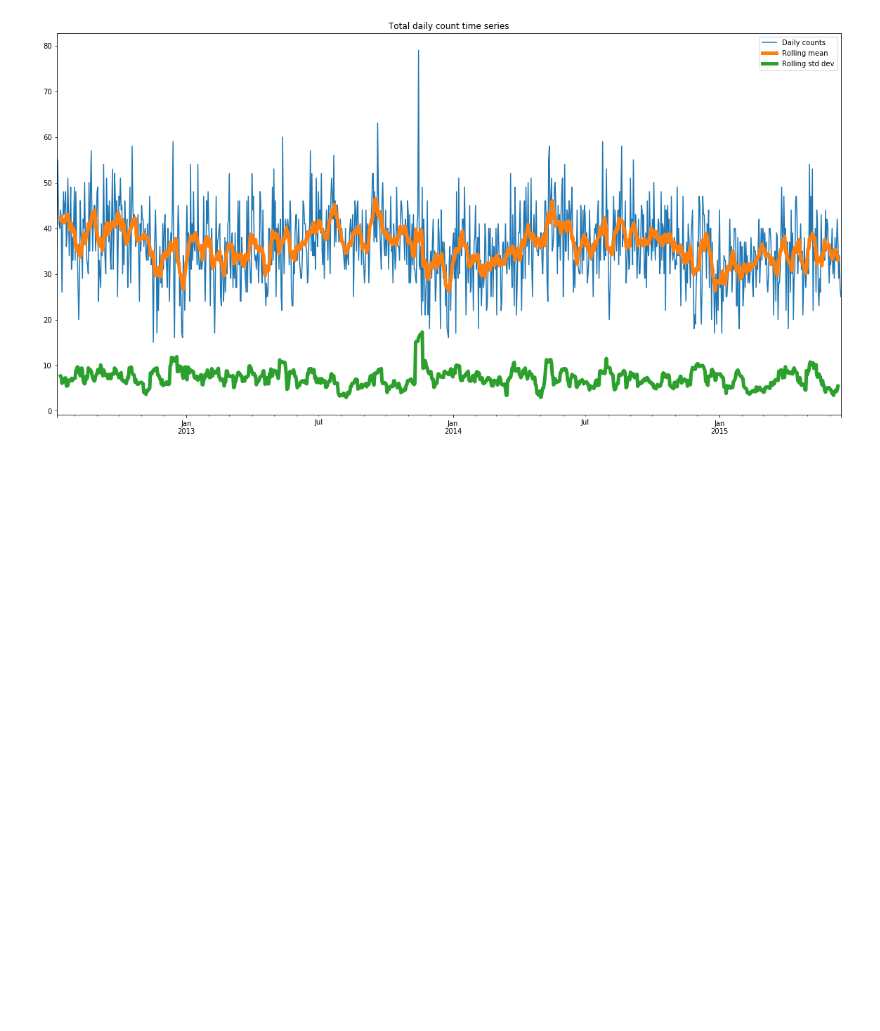
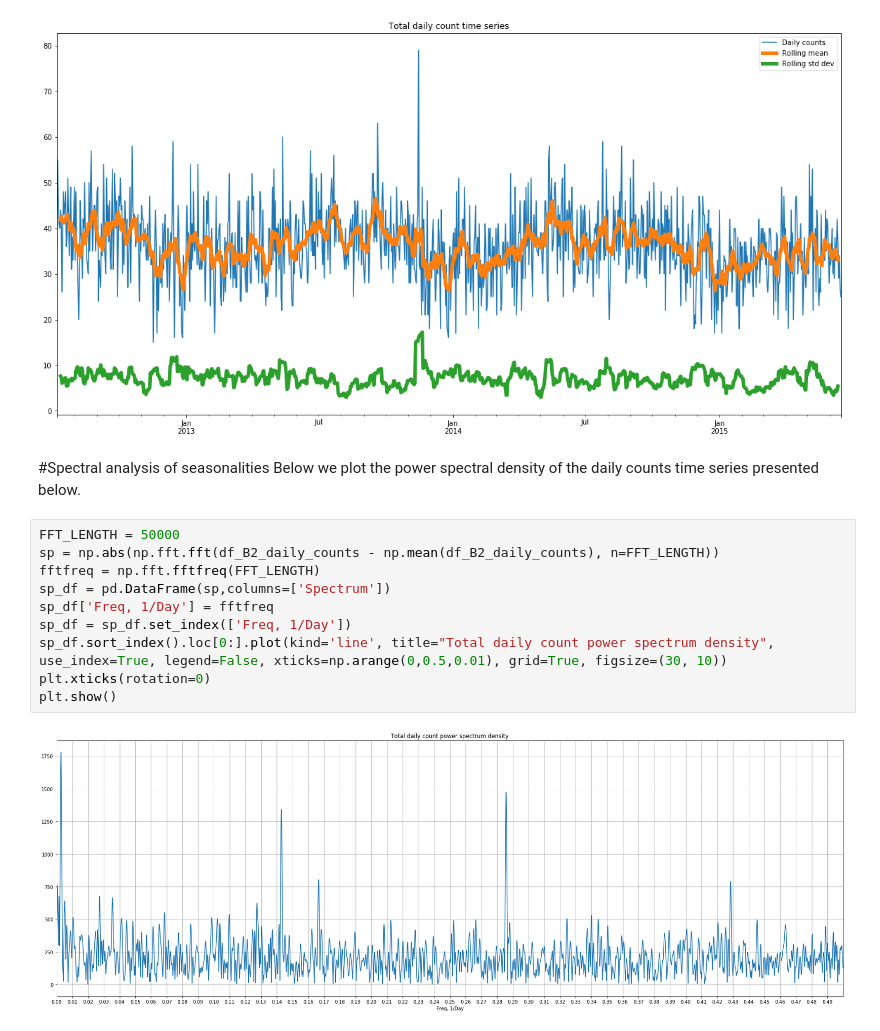
Before and after one commit to boreshkinai/deep_stat_inference, a Jupyter notebook: Boston_police_callcenter.ipynb, the cells around one changed output. Cells and saved outputs as stored; diff of their text form; blank space fills up the shorter version.

```diff
--- a/Boston_police_callcenter.ipynb
+++ b/Boston_police_callcenter.ipynb
@@ -126,3 +126,18 @@ plt.xticks(rotation=0)
 plt.show()
 # %% [output]
 [figure]
+# %% [markdown]
+#Spectral analysis of seasonalities
+Below we plot the power spectral density of the daily counts time series presented below.
+# %%
+FFT_LENGTH = 50000
+sp = np.abs(np.fft.fft(df_B2_daily_counts - np.mean(df_B2_daily_counts), n=FFT_LENGTH))
+fftfreq = np.fft.fftfreq(FFT_LENGTH)
+sp_df = pd.DataFrame(sp,columns=['Spectrum'])
+sp_df['Freq, 1/Day'] = fftfreq
+sp_df = sp_df.set_index(['Freq, 1/Day'])
+sp_df.sort_index().loc[0:].plot(kind='line', title="Total daily count power spectrum density", use_index=True, legend=False, xticks=np.arange(0,0.5,0.01), grid=True, figsize=(30, 10))
+plt.xticks(rotation=0)
+plt.show()
+# %% [output]
+[figure, added]
```
Also changed, not shown: parts of 3 cells of this notebook, 1 other file.
